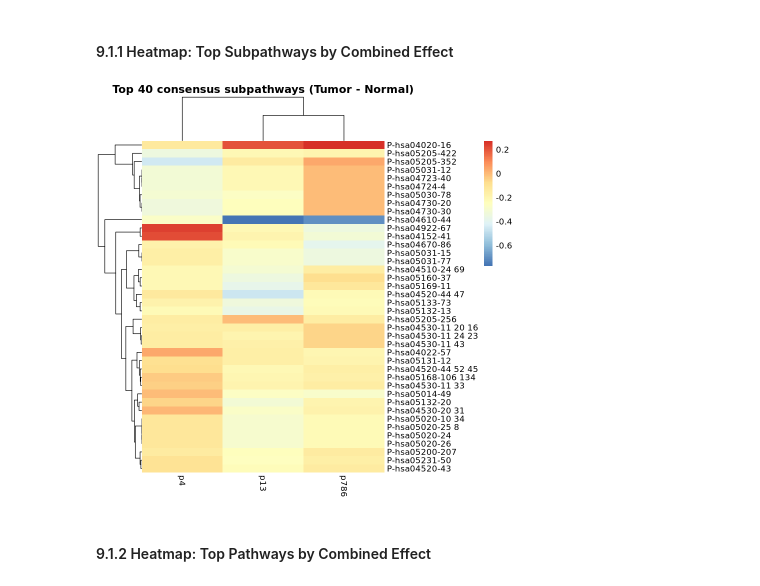
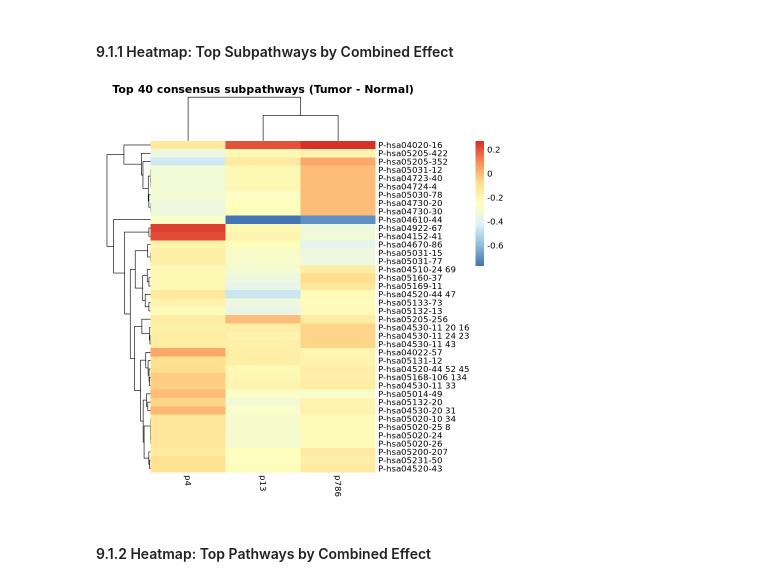
Before and after one commit to BennetDub/mein-r-projekt, a Jupyter notebook: Hipathia withou PB.ipynb, the cells around one changed output. Drawn from its saved outputs; the diff is of its cells as text; code cells hidden in the pictures.

```diff
--- a/Hipathia withou PB.ipynb
+++ b/Hipathia withou PB.ipynb
@@ -1342,23 +1340,24 @@ Label distribution at different neutrality thresholds
 # %%
 # Top_n with combined_effects (8.1.)
 top_n <- 40
 top_sub <- head(consensus_compact$subpathway, top_n)
 
 delta_top <- delta_sub[top_sub, , drop = FALSE]
 
 # Order of the patients
 delta_top <- delta_top[, paired_patients, drop = FALSE]
 
 #Heatmap
 pheatmap::pheatmap(
   delta_top,
   main = paste0("Top ", top_n, " consensus subpathways (Tumor - Normal)"),
   clustering_method = "ward.D2",
   scale = "none",
-  border_color = NA
+  border_color = NA,
+  cellwidth         = 90
 )
 # %% [output]
-[figure, old version]
+[figure, new version]
 # %% [markdown]
 #### 9.1.2 Heatmap: Top Pathways by Combined Effect
 # %%
```
Also changed, not shown: parts of 12 cells of this notebook.
